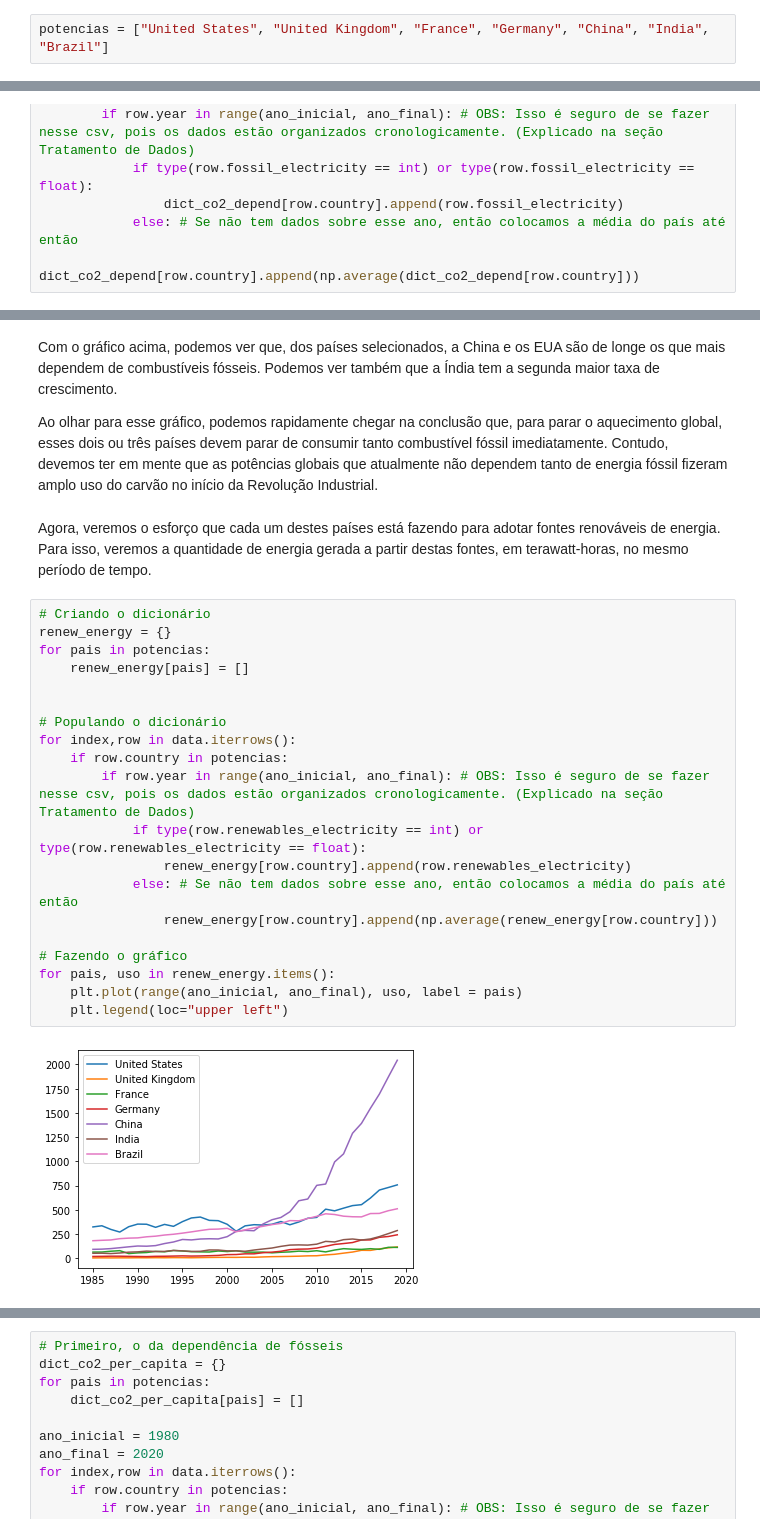
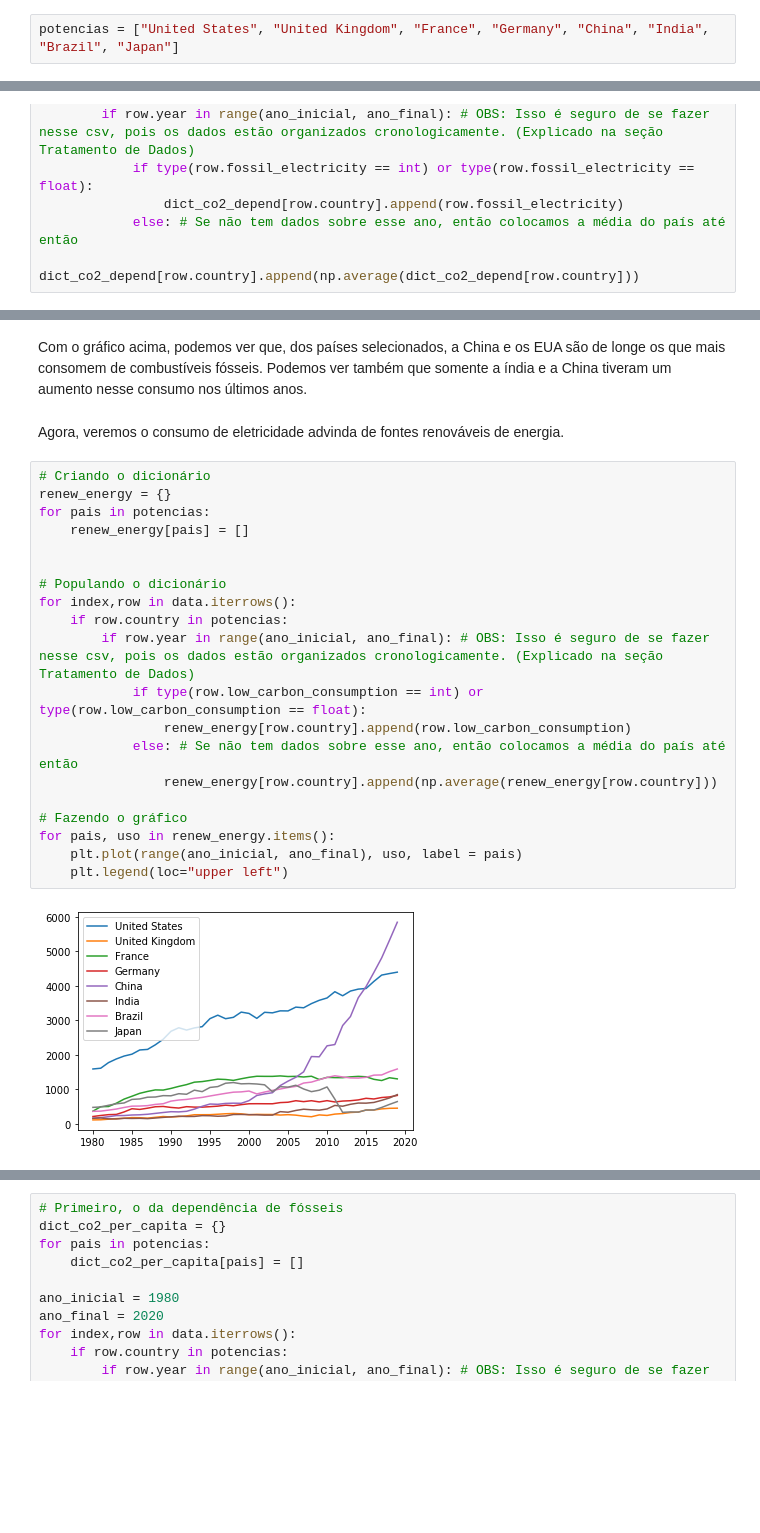
Before and after one commit to leoDomingos/Introducao-ao-aquecimento-global, a Jupyter notebook: main.ipynb, the cells around one changed output, grey strips where cells are left out. Drawn from its saved outputs; the diff is of its cells as text; blank space fills up the shorter version.

Commit message:
seção 1 - terminada
Conclusão e revisão necessárias

```diff
--- a/main.ipynb
+++ b/main.ipynb
@@ -35,7 +29,7 @@ Antes de tudo, precisamos definir que países vão ser analisados. Não queremos
 
 Observe que não colocaremos todos os países considerados como potências econômicas. Contudo, os países da lista a seguir já nos darão uma boa ideia do cenário atual.
 # %%
-potencias = ["United States", "United Kingdom", "France", "Germany", "China", "India", "Brazil"]
+potencias = ["United States", "United Kingdom", "France", "Germany", "China", "India", "Brazil", "Japan"]
 # %% [markdown]
 Perceba que também colocamos o Brasil na lista, para nos compararmos com os outros.
 
@@ -129,29 +132,27 @@ for pais, uso in dict_co2_depend.items():
-# %% [markdown]
-Com o gráfico acima, podemos ver que, dos países selecionados, a China e os EUA são de longe os que mais dependem de combustíveis fósseis. Podemos ver também que a Índia tem a segunda maior taxa de crescimento.
-
-Ao olhar para esse gráfico, podemos rapidamente chegar na conclusão que, para parar o aquecimento global, esses dois ou três países devem parar de consumir tanto combustível fóssil imediatamente. Contudo, devemos ter em mente que as potências globais que atualmente não dependem tanto de energia fóssil fizeram amplo uso do carvão no início da Revolução Industrial.
-# %% [markdown]
-Agora, veremos o esforço que cada um destes países está fazendo para adotar fontes renováveis de energia. Para isso, veremos a quantidade de energia gerada a partir destas fontes, em terawatt-horas, no mesmo período de tempo.
+# %% [markdown]
+Com o gráfico acima, podemos ver que, dos países selecionados, a China e os EUA são de longe os que mais consomem de combustíveis fósseis. Podemos ver também que somente a índia e a China tiveram um aumento nesse consumo nos últimos anos.
+# %% [markdown]
+Agora, veremos o consumo de eletricidade advinda de fontes renováveis de energia.
 # %%
 # Criando o dicionário
 renew_energy = {}
 for pais in potencias:
     renew_energy[pais] = []
 
 
 # Populando o dicionário
 for index,row in data.iterrows():
     if row.country in potencias:
         if row.year in range(ano_inicial, ano_final): # OBS: Isso é seguro de se fazer nesse csv, pois os dados estão organizados cronologicamente. (Explicado na seção Tratamento de Dados)
-            if type(row.renewables_electricity == int) or type(row.renewables_electricity == float):
-                renew_energy[row.country].append(row.renewables_electricity)
+            if type(row.low_carbon_consumption == int) or type(row.low_carbon_consumption == float):
+                renew_energy[row.country].append(row.low_carbon_consumption)
             else: # Se não tem dados sobre esse ano, então colocamos a média do país até então
                 renew_energy[row.country].append(np.average(renew_energy[row.country]))
 
 # Fazendo o gráfico
 for pais, uso in renew_energy.items():
     plt.plot(range(ano_inicial, ano_final), uso, label = pais)
     plt.legend(loc="upper left")
 # %% [output]
-[figure, old version]
+[figure, new version]
 # %% [markdown]
```
Also changed, not shown: parts of 21 cells of this notebook.
